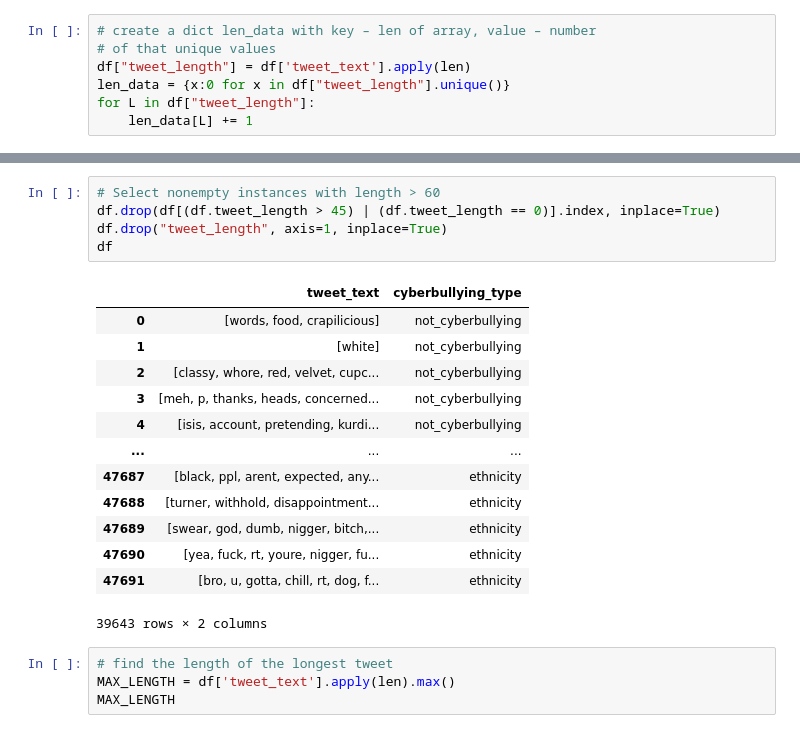
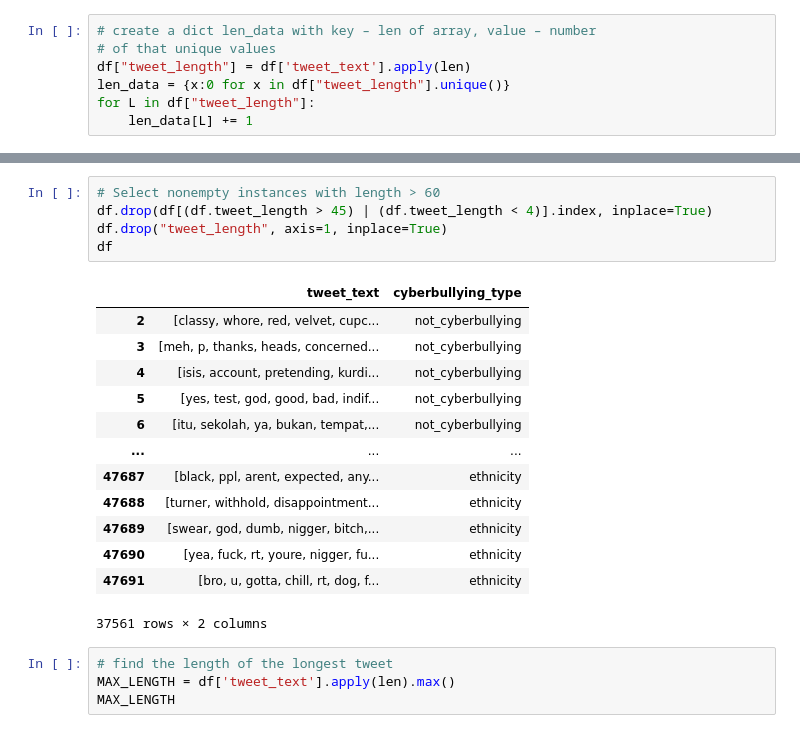
Before and after one commit to MaxCojocari/CyberPy_bot, a Jupyter notebook: training/cyberbullying_lstm.ipynb, the cells around one changed output, grey strips where cells are left out. Saved outputs shown, nothing was run; the diff lists cells and outputs as text.

```diff
--- a/training/cyberbullying_lstm.ipynb
+++ b/training/cyberbullying_lstm.ipynb
@@ -135,23 +135,23 @@ px.histogram(
 [interactive output not drawn]
 # %%
 # Select nonempty instances with length > 60
-df.drop(df[(df.tweet_length > 45) | (df.tweet_length == 0)].index, inplace=True)
+df.drop(df[(df.tweet_length > 45) | (df.tweet_length < 4)].index, inplace=True)
 df.drop("tweet_length", axis=1, inplace=True)
 df
 # %% [output]
 |  | tweet_text | cyberbullying_type |
-| 0 | [words, food, crapilicious] | not_cyberbullying |
-| 1 | [white] | not_cyberbullying |
 | 2 | [classy, whore, red, velvet, cupc... | not_cyberbullying |
 | 3 | [meh, p, thanks, heads, concerned... | not_cyberbullying |
 | 4 | [isis, account, pretending, kurdi... | not_cyberbullying |
+| 5 | [yes, test, god, good, bad, indif... | not_cyberbullying |
+| 6 | [itu, sekolah, ya, bukan, tempat,... | not_cyberbullying |
 | ... | ... | ... |
 | 47687 | [black, ppl, arent, expected, any... | ethnicity |
 | 47688 | [turner, withhold, disappointment... | ethnicity |
 | 47689 | [swear, god, dumb, nigger, bitch,... | ethnicity |
 | 47690 | [yea, fuck, rt, youre, nigger, fu... | ethnicity |
 | 47691 | [bro, u, gotta, chill, rt, dog, f... | ethnicity |
-39643 rows × 2 columns
+37561 rows × 2 columns
 # %%
 # find the length of the longest tweet
 MAX_LENGTH = df['tweet_text'].apply(len).max()
```
Also changed, not shown: parts of 13 cells of this notebook.
